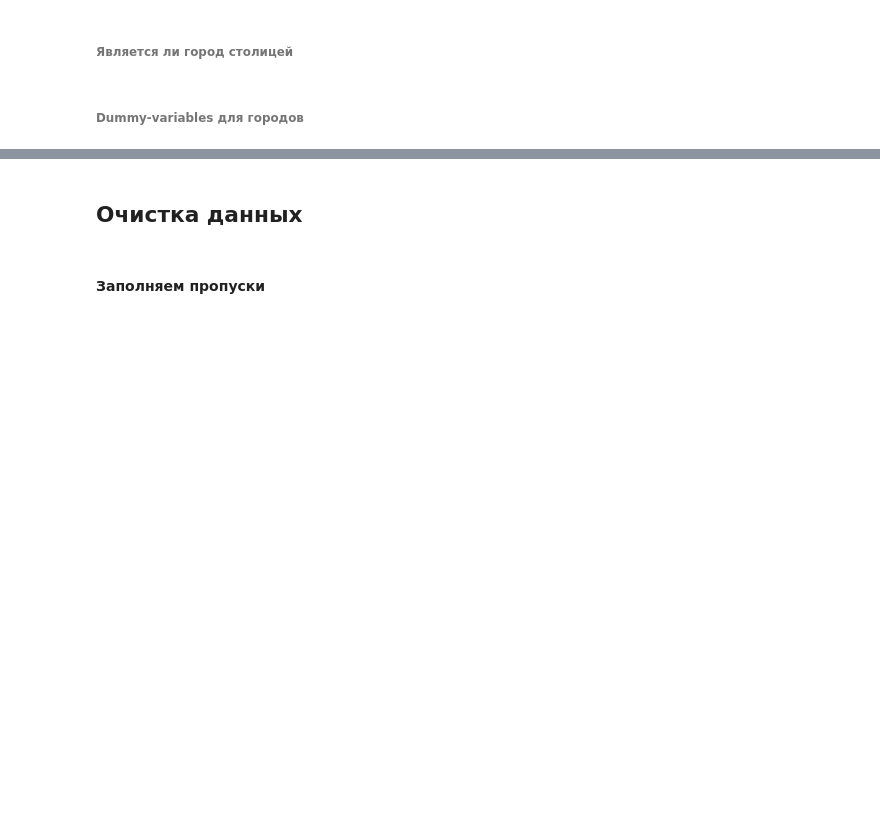
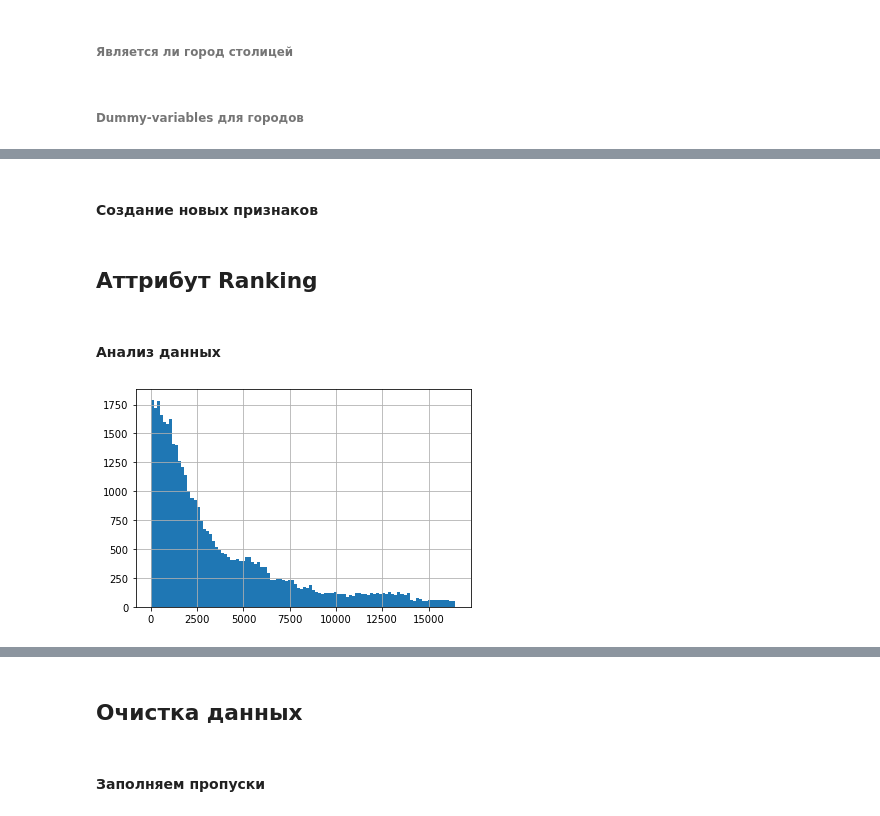
Before and after one commit to Tannheuser/Skillfactory, a Jupyter notebook: module_3/project/model.ipynb, the cells around one changed output, grey strips where cells are left out. Cells and saved outputs as stored; diff of their text form; code cells hidden in the pictures; blank space fills up the shorter version.

```diff
--- a/module_3/project/model.ipynb
+++ b/module_3/project/model.ipynb
@@ -50,13 +55,13 @@ date_pattern = re.compile('\d+/\d+/\d+')
 today = pd.to_datetime('today').date()
 min_date = pd.to_datetime('1900-01-01').date()
 
-def describe_numerical(col):
+def describe_numerical(col, bins=100):
     """ Построение гистограммы и вывод основных статистических данных цифровых признаков"""
 
-    df[col].hist(bins=100)
+    df[col].hist(bins=bins)
     df[col].describe()
 
-#  вывод основных показателей для категориальных данных
+
 def describe_categorical(col):
     """ Вывод основных статистических данных категориальных признаков"""
 
@@ -97,6 +102,15 @@ def fill_cuisines(cuisines):
     """Преобразует строку, содержащую список в объект списка"""
 
     return ['Unknown'] if pd.isna(cuisines) else ast.literal_eval(cuisines)
+
+
+def convert_price(price):
+    if price == '$':
+        return 1
+    elif price == '$$ - $$$':
+        return 2
+    elif price == '$$$$':
+        return 3
 # %% [markdown]
 # Анализ данных и создание признаков
 # %% [markdown]
@@ -183,0 +226,2 @@ for c in city_ranges.columns:
+# %% [markdown]
+#### Создание новых признаков
@@ -183,0 +230,8 @@ for c in city_ranges.columns:
+# %% [markdown]
+## Аттрибут Ranking
+# %% [markdown]
+#### Анализ данных
+# %%
+describe_numerical('Ranking')
+# %% [output]
+[figure, added]
```
Also changed, not shown: parts of 25 cells of this notebook.
